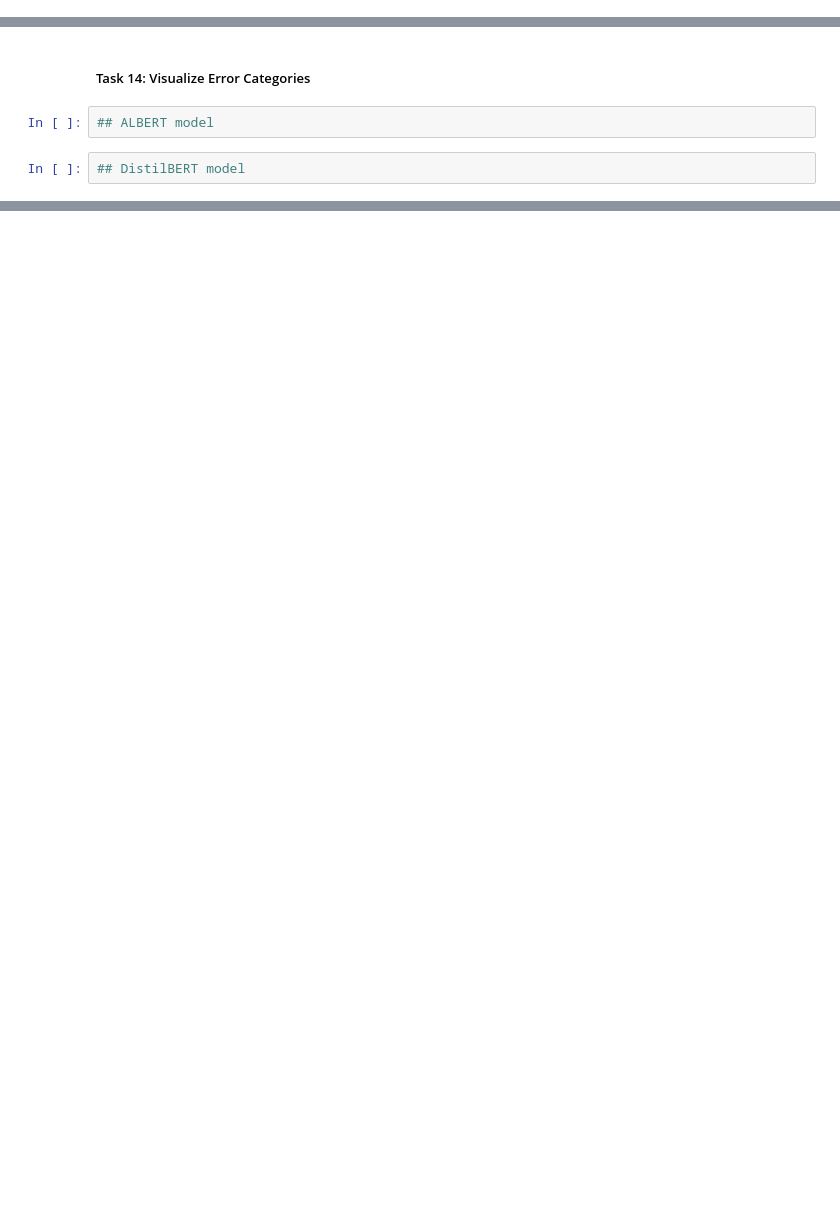
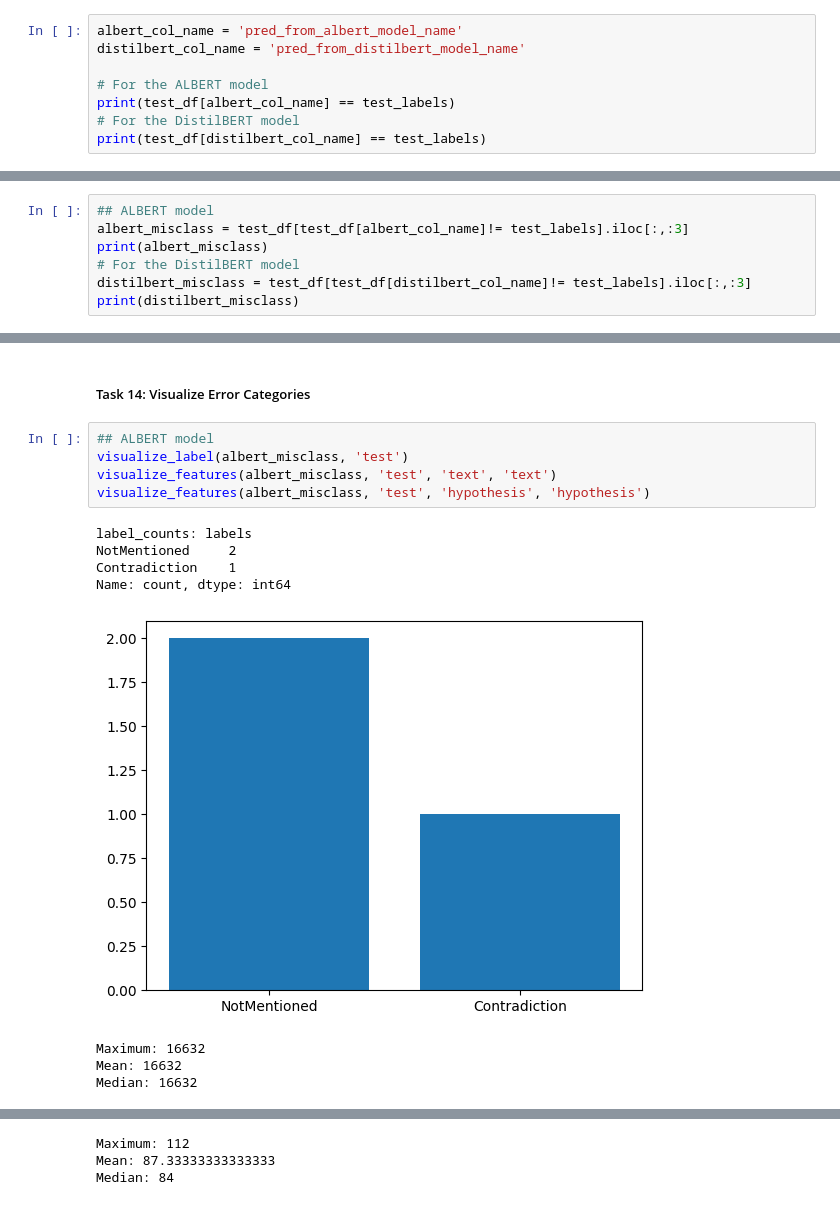
Before and after one commit to garg-sparsh/Automating_Contract_Review, a Jupyter notebook: Contract-nli.ipynb, the cells around one changed output, grey strips where cells are left out. Drawn from its saved outputs; the diff is of its cells as text; blank space fills up the shorter version.

Commit message:
model training and validation

```diff
--- a/Contract-nli.ipynb
+++ b/Contract-nli.ipynb
@@ -282,0 +317,8 @@ distilbert_test_dataset =  ContractNLIDataset(distilbert_test_encodings, test_la
+# %%
+albert_col_name = 'pred_from_albert_model_name'
+distilbert_col_name = 'pred_from_distilbert_model_name'
+
+# For the ALBERT model
+print(test_df[albert_col_name] == test_labels)
+# For the DistilBERT model
+print(test_df[distilbert_col_name] == test_labels)
@@ -288,0 +340,7 @@ distilbert_test_dataset =  ContractNLIDataset(distilbert_test_encodings, test_la
+# %%
+## ALBERT model
+albert_misclass = test_df[test_df[albert_col_name]!= test_labels].iloc[:,:3]
+print(albert_misclass)
+# For the DistilBERT model
+distilbert_misclass = test_df[test_df[distilbert_col_name]!= test_labels].iloc[:,:3]
+print(distilbert_misclass)
@@ -289,6 +366,16 @@ distilbert_test_dataset =  ContractNLIDataset(distilbert_test_encodings, test_la
 # %% [markdown]
 ##### Task 14: Visualize Error Categories
-# %%
-## ALBERT model
-# %%
-## DistilBERT model
+# %%
+## ALBERT model
+visualize_label(albert_misclass, 'test')
+visualize_features(albert_misclass, 'test', 'text', 'text')
+visualize_features(albert_misclass, 'test', 'hypothesis', 'hypothesis')
+# %% [output]
+label_counts: labels
+NotMentioned     2
+Contradiction    1
+Name: count, dtype: int64
+[figure, added]
+Maximum: 16632
+Mean: 16632
+Median: 16632
@@ -294,0 +383,3 @@ distilbert_test_dataset =  ContractNLIDataset(distilbert_test_encodings, test_la
+Maximum: 112
+Mean: 87.33333333333333
+Median: 84
```
Also changed, not shown: parts of 17 cells of this notebook.
